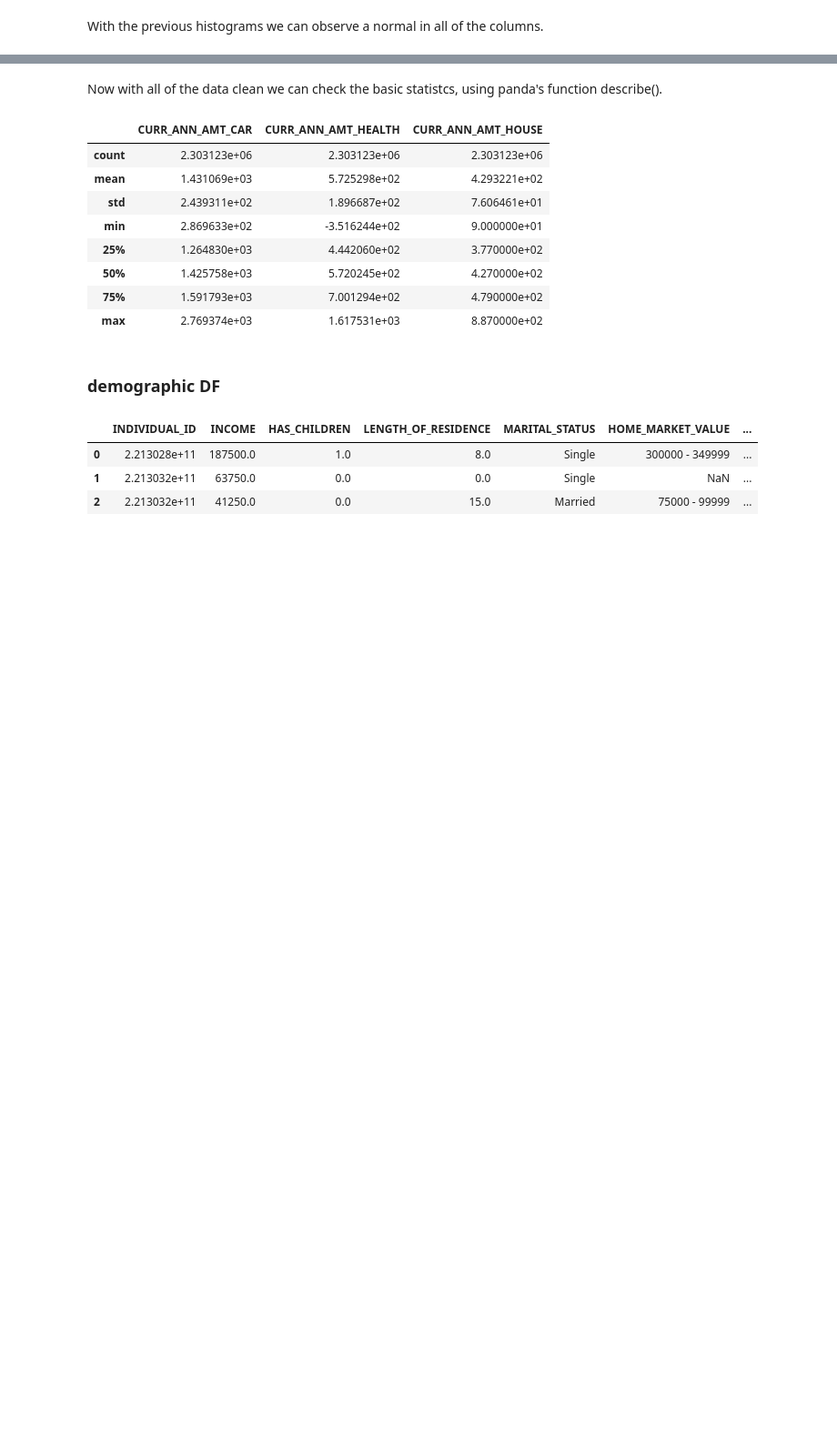
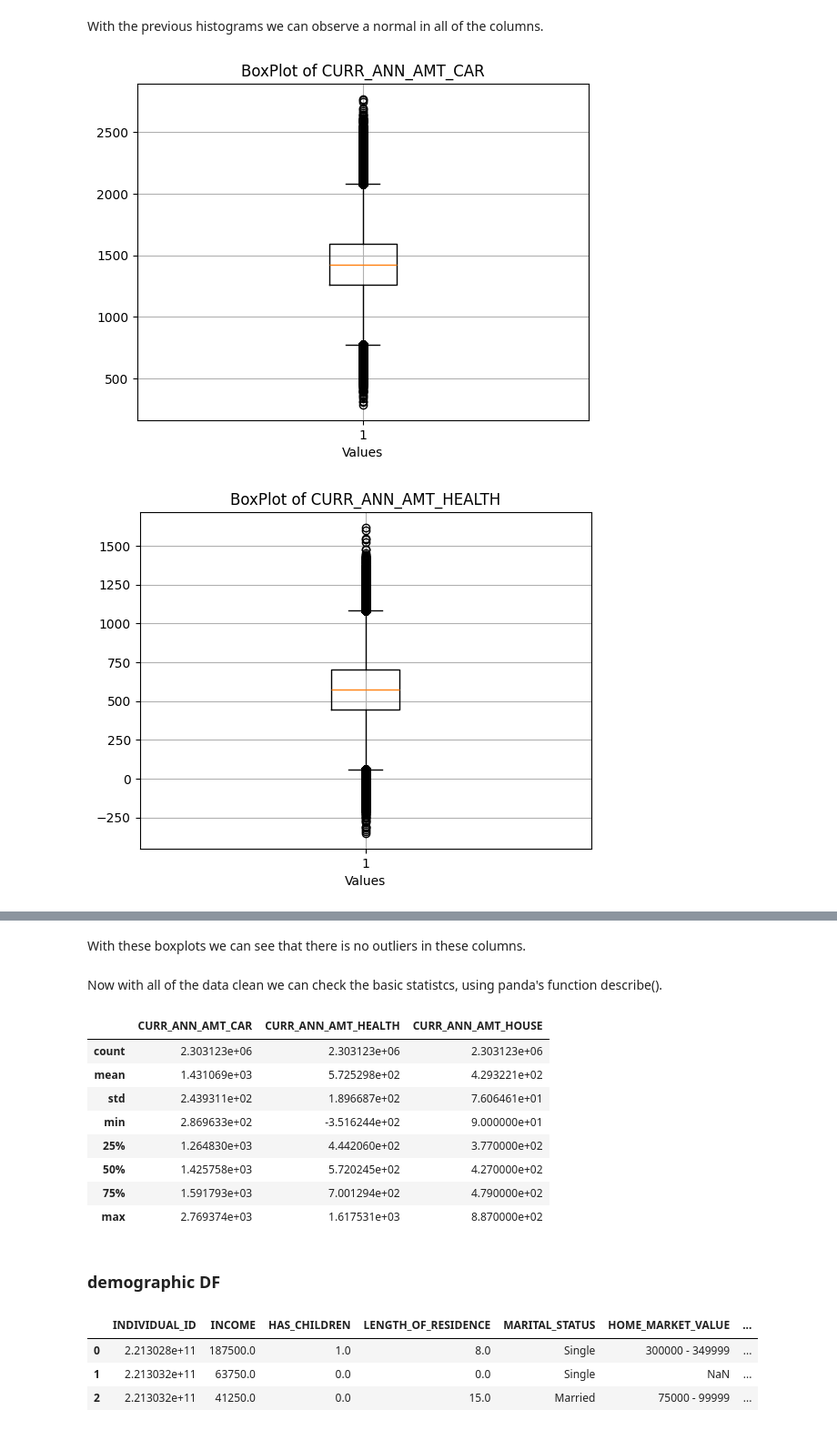
Before and after one commit to Fantunes0010/ML, a Jupyter notebook: Assignment1_ABC.ipynb, the cells around one changed output, grey strips where cells are left out. Shown at 91% size. Drawn from its saved outputs; the diff is of its cells as text; code cells hidden in the pictures; blank space fills up the shorter version.

```diff
--- a/Assignment1_ABC.ipynb
+++ b/Assignment1_ABC.ipynb
@@ -166,13 +172,16 @@ for col in list(customerDF.loc[:,'CURR_ANN_AMT_CAR':'CURR_ANN_AMT_HOUSE']):
 # %% [markdown]
 With the previous histograms we can observe a normal in all of the columns.
 # %%
-#for col in list(customerDF.loc[:,'CURR_ANN_AMT_CAR':'CURR_ANN_AMT_HOUSE']):
+for col in list(customerDF.loc[:,'CURR_ANN_AMT_CAR':'CURR_ANN_AMT_HOUSE']):
 
-    #data=customerDF[col]
+    data=customerDF[col]
 
-    # Create a histogram with custom bins
-    #plt.boxplot(data)
-    #plt.title(f'BoxPlot of {col}')
-    #plt.xlabel('Values')
-    #plt.grid(True)
-    #plt.show()
+    #Create a histogram with custom bins
+    plt.boxplot(data)
+    plt.title(f'BoxPlot of {col}')
+    plt.xlabel('Values')
+    plt.grid(True)
+    plt.show()
+# %% [output]
+[figure, added]
+[figure, added]
@@ -179,3 +189,5 @@ With the previous histograms we can observe a normal in all of the columns.
+# %% [markdown]
+With these boxplots we can see that there is no outliers in these columns.
 # %% [markdown]
 Now with all of the data clean we can check the basic statistcs, using panda's function describe().
 # %%
```
Also changed, not shown: parts of 32 cells of this notebook.
